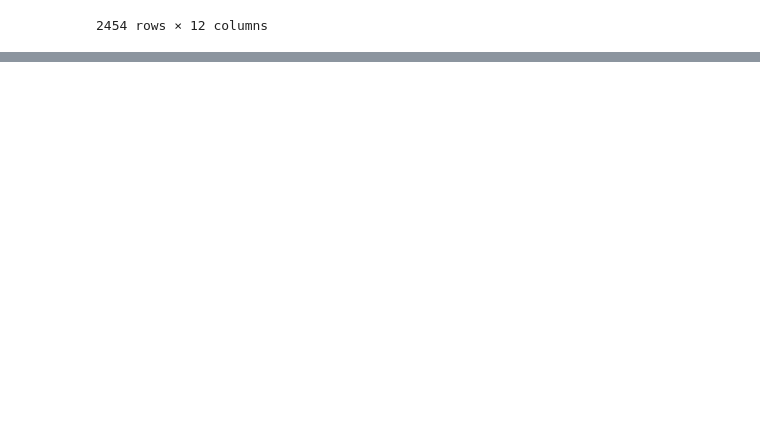
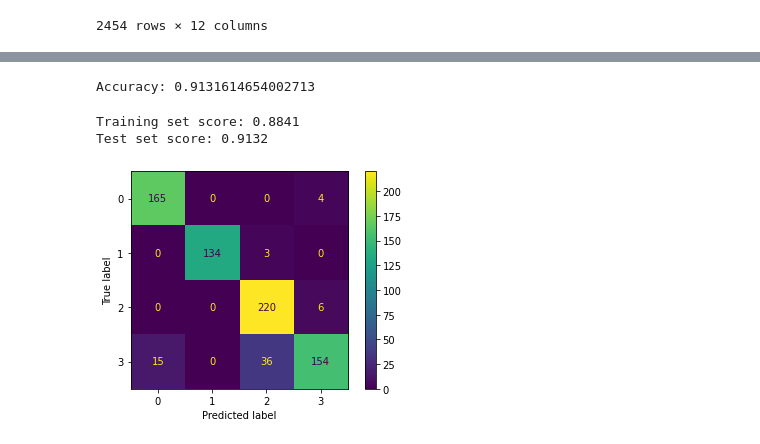
Before and after one commit to mulirow/estatistica, a Jupyter notebook: pandas.ipynb, the cells around one changed output, grey strips where cells are left out. Saved outputs shown, nothing was run; the diff lists cells and outputs as text; code cells hidden in the pictures; blank space fills up the shorter version.

```diff
--- a/pandas.ipynb
+++ b/pandas.ipynb
@@ -46,0 +76,27 @@ df.to_csv('data/averages_db.csv', sep=',')
+# %%
+# Dropping time and CO2 from the sets
+X = df.drop(['Room_Occupancy_Count', 'S5_CO2', 'Time'], axis=1)
+y = df['Room_Occupancy_Count']
+X_train, X_test, y_train, y_test = train_test_split(X, y, test_size = 0.3, random_state = 109)
+# %%
+# Training a new model
+gnb2 = GaussianNB()
+gnb2.fit(X_train, y_train)
+y_pred = gnb2.predict(X_test)
+# %%
+# Obtaining accuracy of the model
+print("Accuracy:",metrics.accuracy_score(y_test, y_pred))
+# %% [output]
+Accuracy: 0.9131614654002713
+# %%
+# Once again checking for overfitting and underfitting
+print('Training set score: {:.4f}'.format(gnb2.score(X_train, y_train)))
+print('Test set score: {:.4f}'.format(gnb2.score(X_test, y_test)))
+# %% [output]
+Training set score: 0.8841
+Test set score: 0.9132
+# %%
+plot_confusion_matrix(gnb2, X_test, y_test)
+plt.show()
+# %% [output]
+[figure, added]
```
Also changed, not shown: parts of 7 cells of this notebook, 9 other files.
